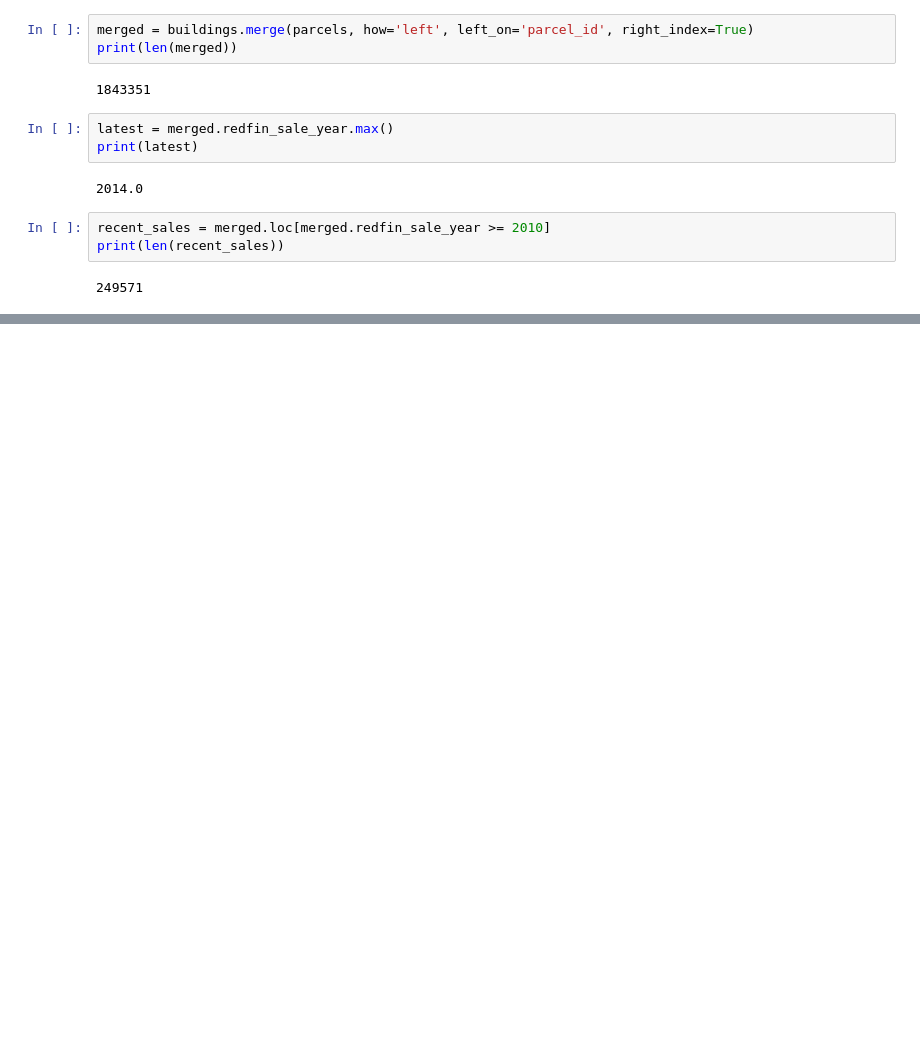
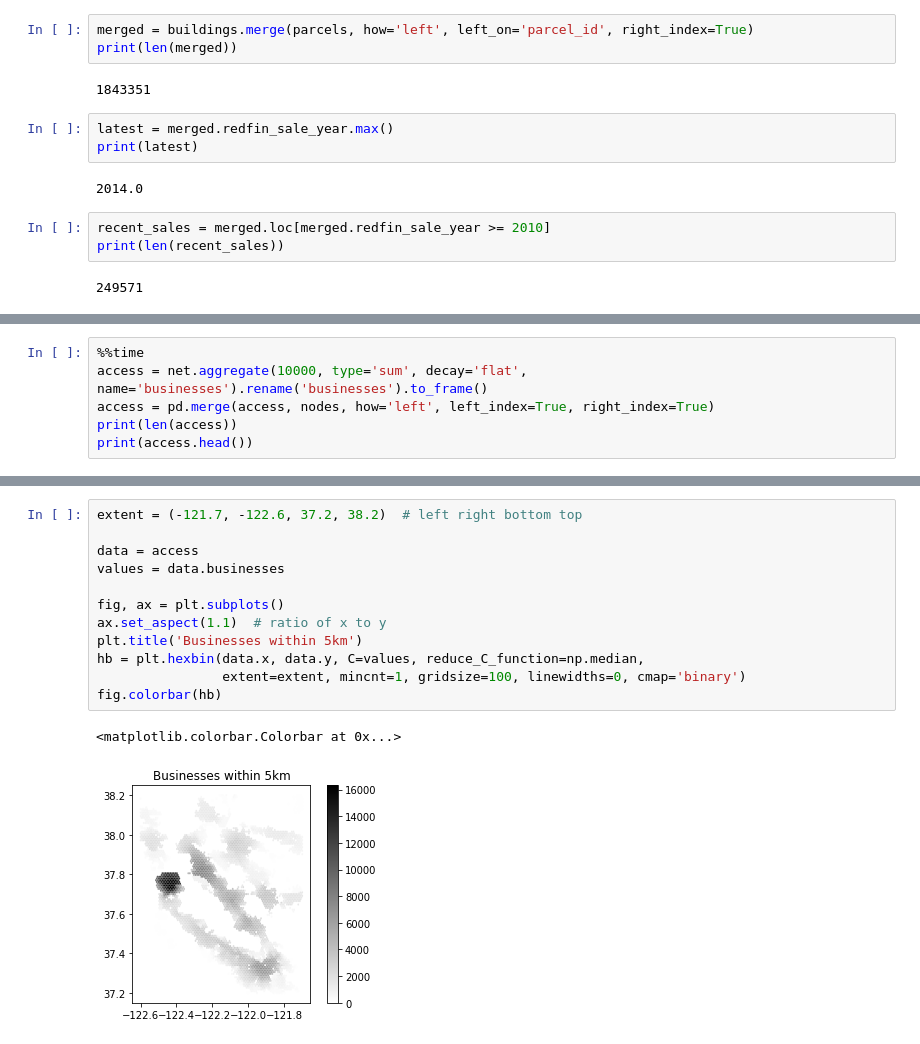
Before and after one commit to ual/displacement-chapter-replication, a Jupyter notebook: notebooks/UrbanSim-maps.ipynb, the cells around one changed output, grey strips where cells are left out. Drawn from its saved outputs; the diff is of its cells as text; blank space fills up the shorter version.

```diff
--- a/notebooks/UrbanSim-maps.ipynb
+++ b/notebooks/UrbanSim-maps.ipynb
@@ -63,0 +191,6 @@ fig.colorbar(hb)
+# %%
+%%time
+access = net.aggregate(10000, type='sum', decay='flat', name='businesses').rename('businesses').to_frame()
+access = pd.merge(access, nodes, how='left', left_index=True, right_index=True)
+print(len(access))
+print(access.head())
@@ -63,0 +207,15 @@ fig.colorbar(hb)
+# %%
+extent = (-121.7, -122.6, 37.2, 38.2)  # left right bottom top
+
+data = access
+values = data.businesses
+
+fig, ax = plt.subplots()
+ax.set_aspect(1.1)  # ratio of x to y
+plt.title('Businesses within 5km')
+hb = plt.hexbin(data.x, data.y, C=values, reduce_C_function=np.median,
+                extent=extent, mincnt=1, gridsize=100, linewidths=0, cmap='binary')
+fig.colorbar(hb)
+# %% [output]
+<matplotlib.colorbar.Colorbar at 0x...>
+[figure, added]
```
Also changed, not shown: parts of 17 cells of this notebook.
